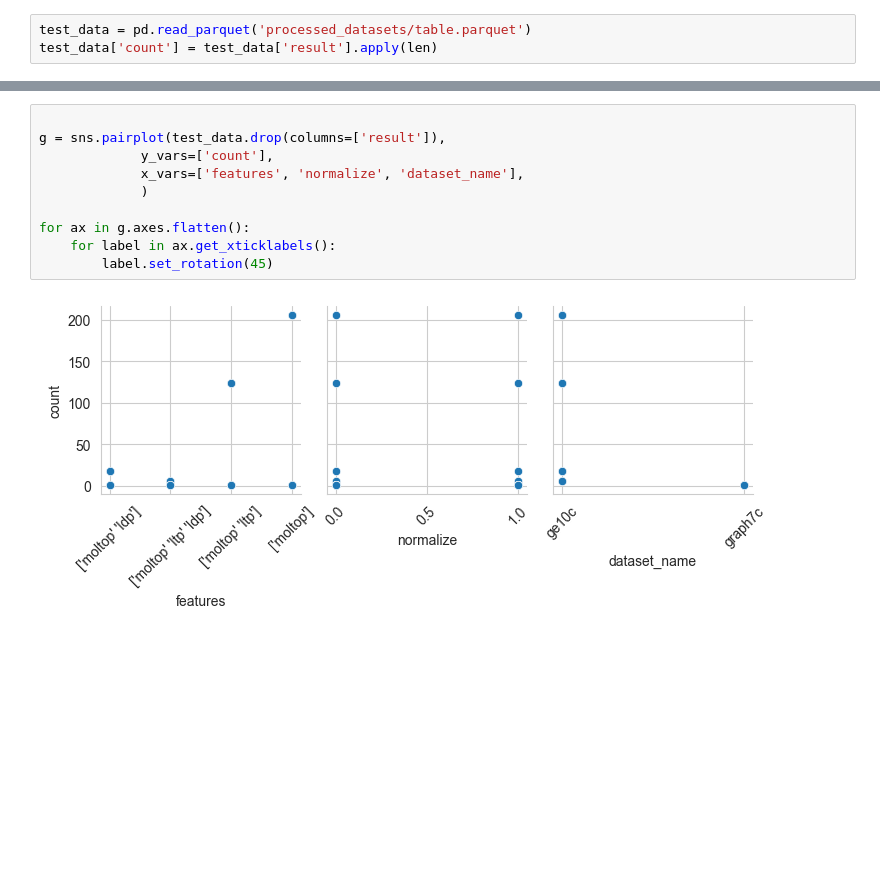
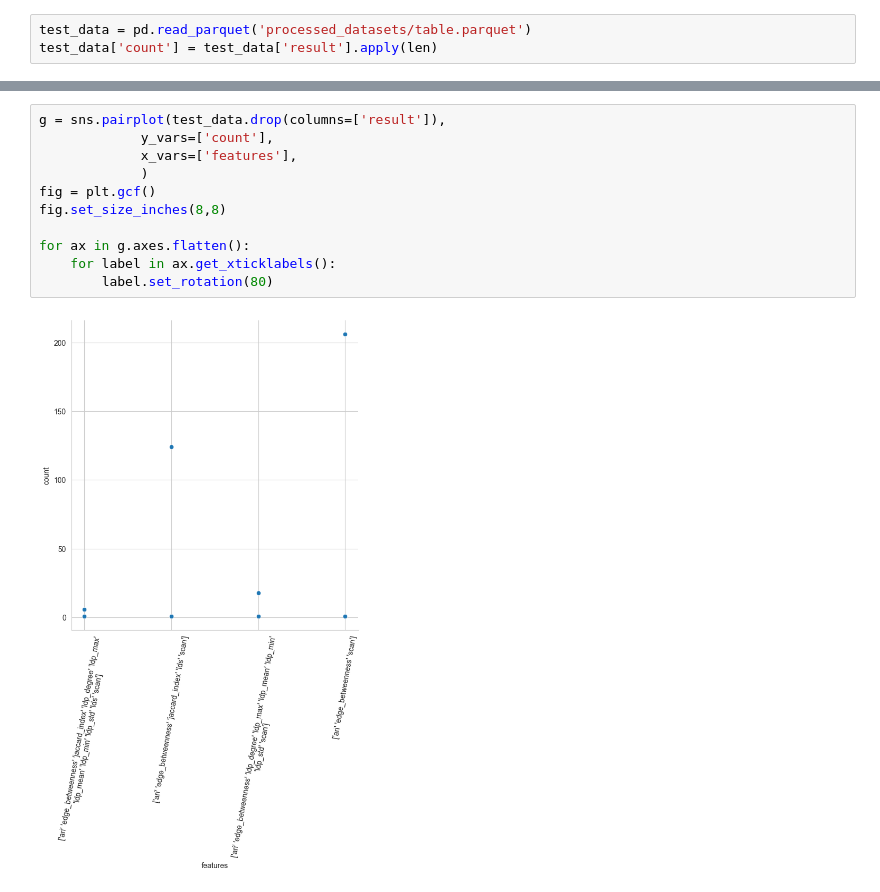
Before and after one commit to mnozkiewicz/Graph-Isomorphism, a Jupyter notebook: notebooks/tests.ipynb, the cells around one changed output, grey strips where cells are left out. Saved outputs shown, nothing was run; the diff lists cells and outputs as text; blank space fills up the shorter version.

```diff
--- a/notebooks/tests.ipynb
+++ b/notebooks/tests.ipynb
@@ -73,12 +55,13 @@ Index(['features', 'normalize', 'result', 'dataset_name', 'count'], dtype='objec
 # %%
-
 g = sns.pairplot(test_data.drop(columns=['result']),
              y_vars=['count'],
-             x_vars=['features', 'normalize', 'dataset_name'],
+             x_vars=['features'],
              )
+fig = plt.gcf()
+fig.set_size_inches(8,8)
 
 for ax in g.axes.flatten():
     for label in ax.get_xticklabels():
-        label.set_rotation(45)
+        label.set_rotation(80)
 # %% [output]
-[figure, old version]
+[figure, new version]
```
Also changed, not shown: parts of 4 cells of this notebook, 4 other files.
